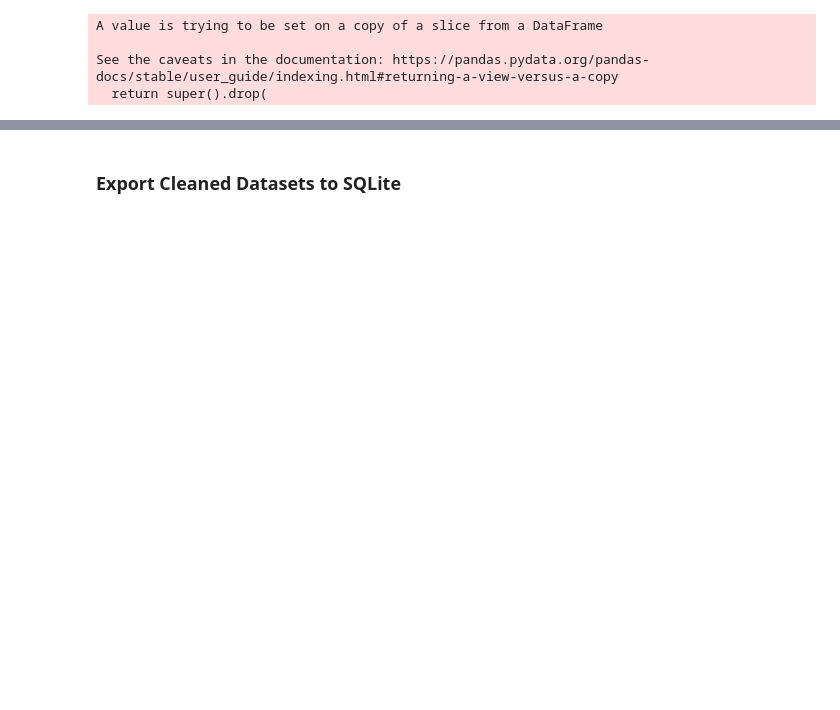
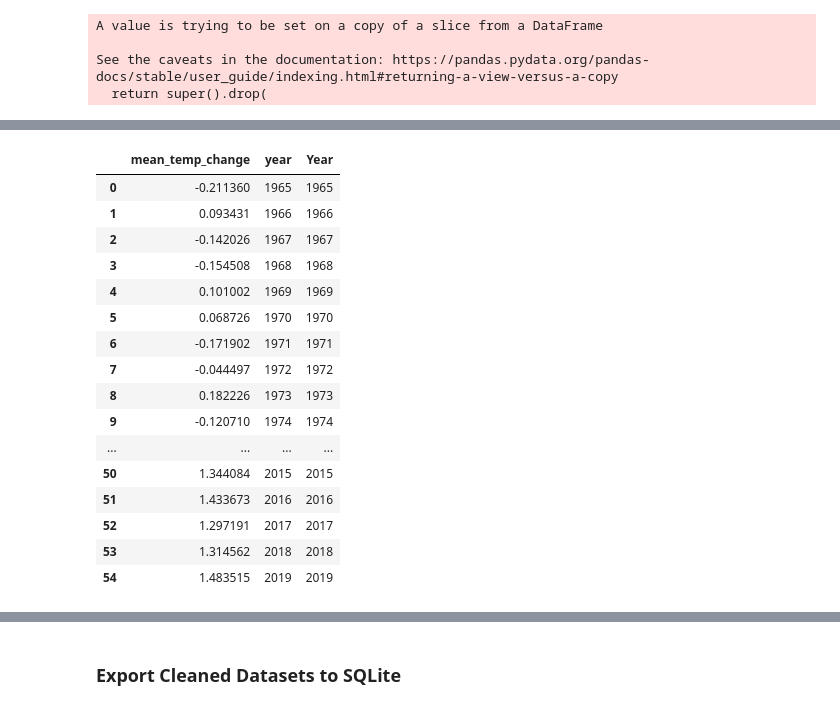
Before and after one commit to yuyhong23/One-Hot_Future, a Jupyter notebook: data_cleaning_temperature.ipynb, the cells around one changed output, grey strips where cells are left out. Cells and saved outputs as stored; diff of their text form; code cells hidden in the pictures; blank space fills up the shorter version.

```diff
--- a/data_cleaning_temperature.ipynb
+++ b/data_cleaning_temperature.ipynb
@@ -212,0 +251,6 @@ Name: Area, Length: 3408, dtype: object
+# %%
+years
+temp_change = new_mean['mean_temp_change']
+# %%
+annual_mean = pd.DataFrame(years, temp_change)
+annual_mean.head()
@@ -212,0 +285,24 @@ Name: Area, Length: 3408, dtype: object
+# %%
+annual_mean['Year'] = annual_mean[0]
+# %%
+cleaned_mean = annual_mean.drop(columns=[0])
+# %%
+cleaned_mean.reset_index(drop=False)
+# %% [output]
+|  | mean_temp_change | year | Year |
+| 0 | -0.211360 | 1965 | 1965 |
+| 1 | 0.093431 | 1966 | 1966 |
+| 2 | -0.142026 | 1967 | 1967 |
+| 3 | -0.154508 | 1968 | 1968 |
+| 4 | 0.101002 | 1969 | 1969 |
+| 5 | 0.068726 | 1970 | 1970 |
+| 6 | -0.171902 | 1971 | 1971 |
+| 7 | -0.044497 | 1972 | 1972 |
+| 8 | 0.182226 | 1973 | 1973 |
+| 9 | -0.120710 | 1974 | 1974 |
+| ... | ... | ... | ... |
+| 50 | 1.344084 | 2015 | 2015 |
+| 51 | 1.433673 | 2016 | 2016 |
+| 52 | 1.297191 | 2017 | 2017 |
+| 53 | 1.314562 | 2018 | 2018 |
+| 54 | 1.483515 | 2019 | 2019 |
```
Also changed, not shown: parts of 31 cells of this notebook, 1 other file.
